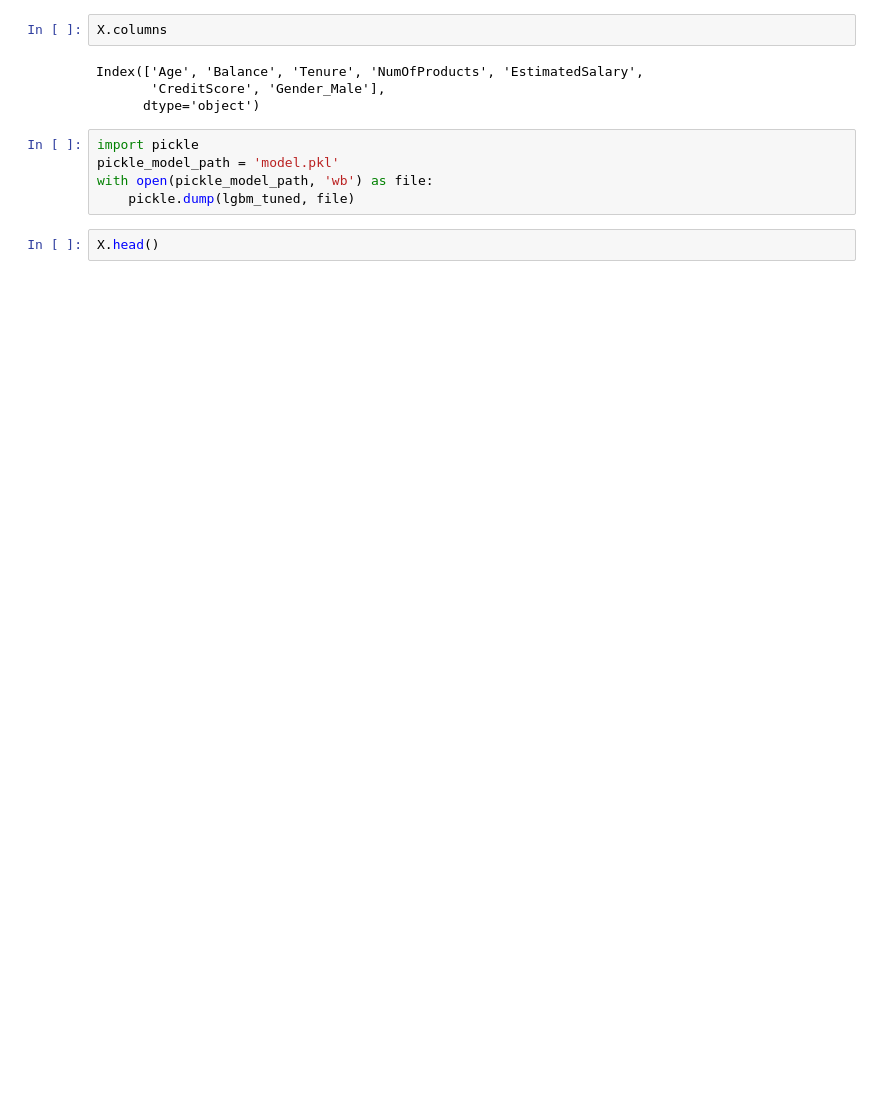
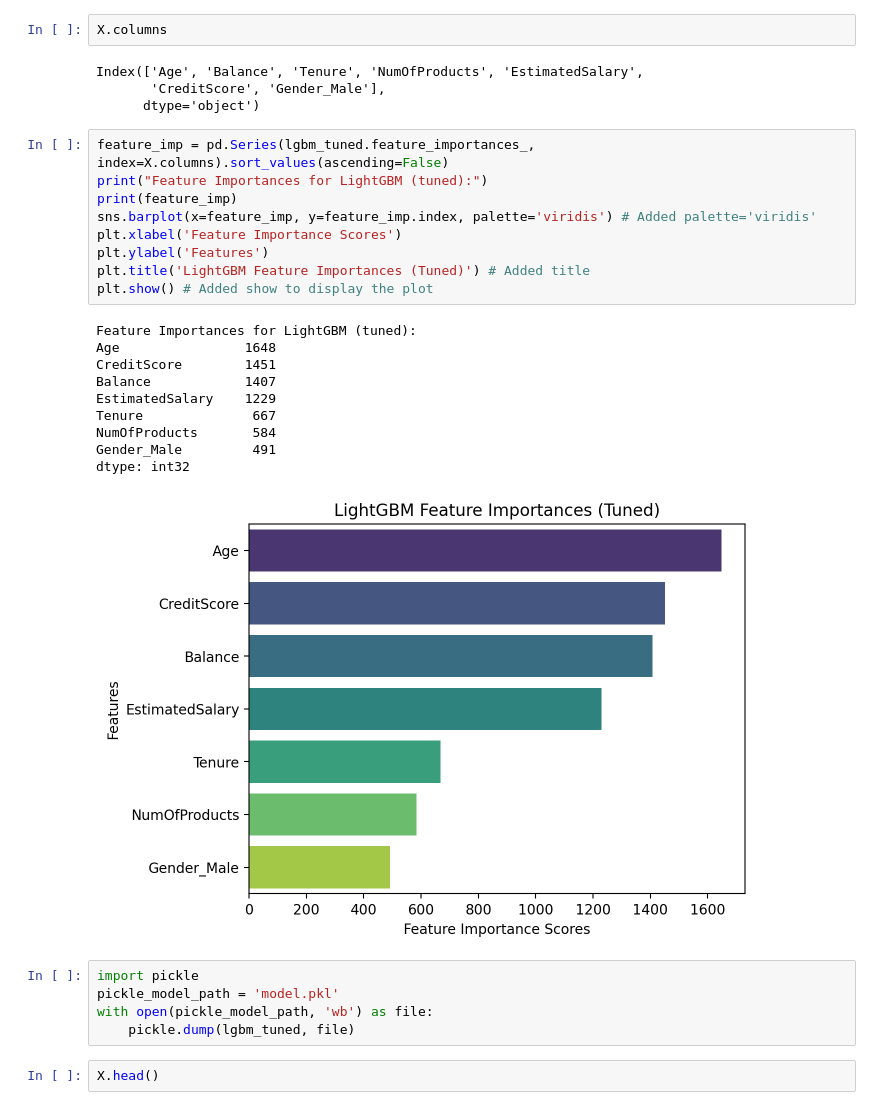
Before and after one commit to Abhay182005dat/Customer_Churn_Prediction, a Jupyter notebook: Customer_Churn_Prediction.ipynb, the cells around one changed output. Cells and saved outputs as stored; diff of their text form; blank space fills up the shorter version.

```diff
--- a/Customer_Churn_Prediction.ipynb
+++ b/Customer_Churn_Prediction.ipynb
@@ -1038,6 +1063,26 @@ X.columns
 Index(['Age', 'Balance', 'Tenure', 'NumOfProducts', 'EstimatedSalary',
        'CreditScore', 'Gender_Male'],
       dtype='object')
+# %%
+feature_imp = pd.Series(lgbm_tuned.feature_importances_, index=X.columns).sort_values(ascending=False)
+print("Feature Importances for LightGBM (tuned):")
+print(feature_imp)
+sns.barplot(x=feature_imp, y=feature_imp.index, palette='viridis') # Added palette='viridis'
+plt.xlabel('Feature Importance Scores')
+plt.ylabel('Features')
+plt.title('LightGBM Feature Importances (Tuned)') # Added title
+plt.show() # Added show to display the plot
+# %% [output]
+Feature Importances for LightGBM (tuned):
+Age                1648
+CreditScore        1451
+Balance            1407
+EstimatedSalary    1229
+Tenure              667
+NumOfProducts       584
+Gender_Male         491
+dtype: int32
+[figure, added]
 # %%
 import pickle
 pickle_model_path = 'model.pkl'
```
Also changed, not shown: parts of 16 cells of this notebook.
